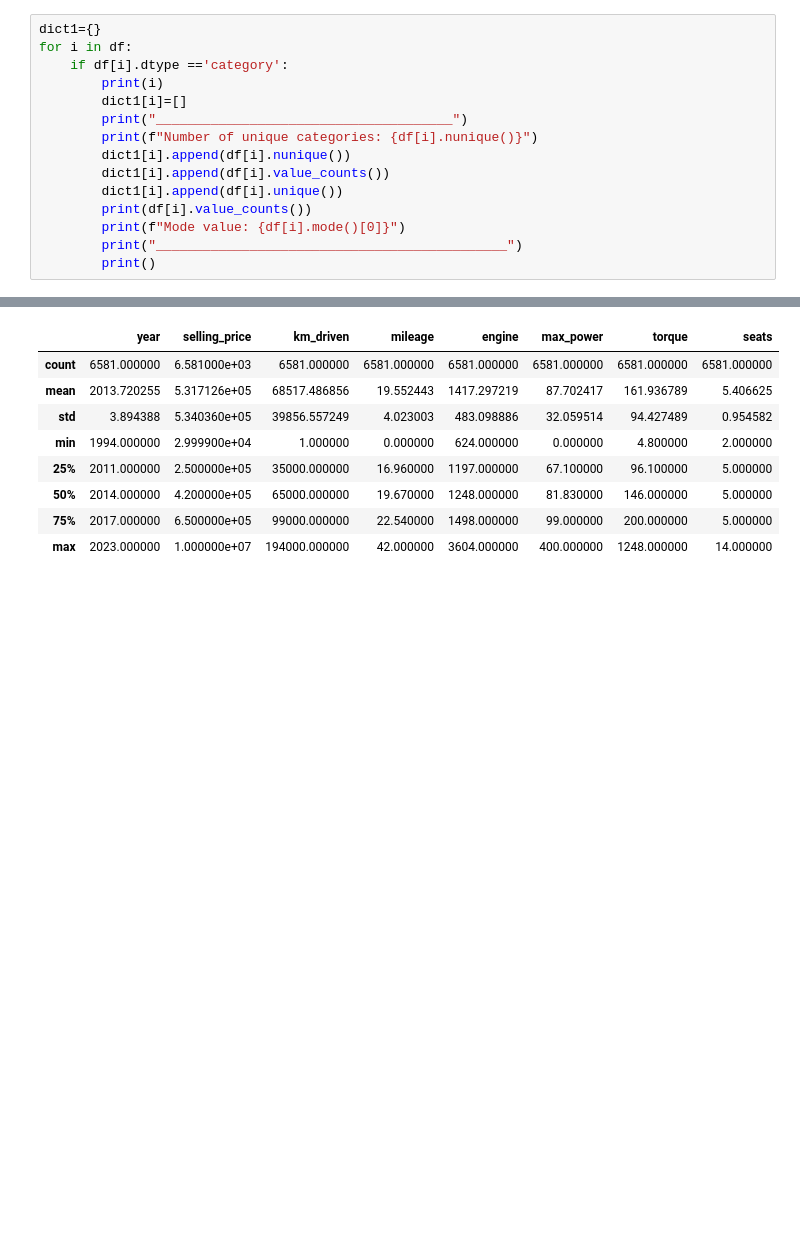
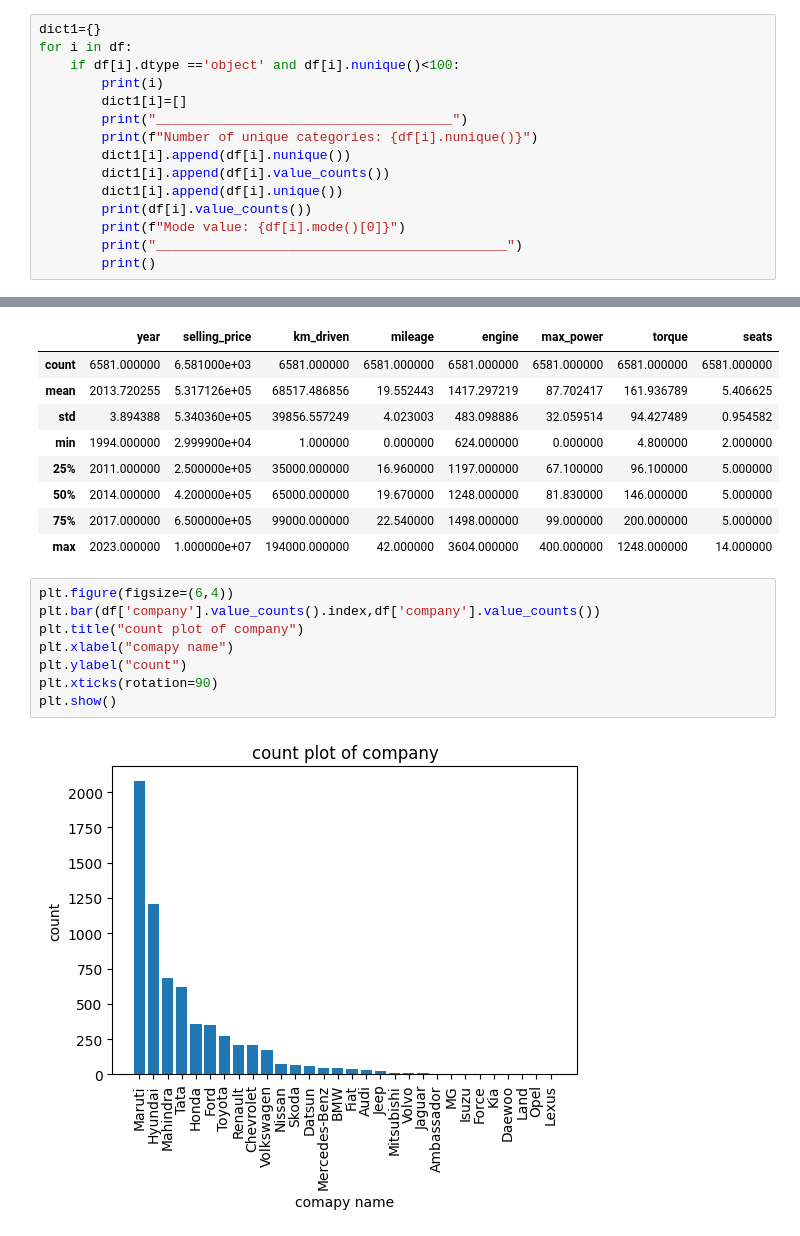
Before and after one commit to aruncb2/pandas, a Jupyter notebook: reading_files_to_df.ipynb, the cells around one changed output, grey strips where cells are left out. Drawn from its saved outputs; the diff is of its cells as text; blank space fills up the shorter version.

```diff
--- a/reading_files_to_df.ipynb
+++ b/reading_files_to_df.ipynb
@@ -958,7 +839,7 @@ df
 # %%
 dict1={}
 for i in df:
-    if df[i].dtype =='category':
+    if df[i].dtype =='object' and df[i].nunique()<100:
         print(i)
         dict1[i]=[]
         print("______________________________________")
@@ -1054,3 +967,13 @@ df.describe()
 | 50% | 2014.000000 | 4.200000e+05 | 65000.000000 | 19.670000 | 1248.000000 | 81.830000 | 146.000000 | 5.000000 |
 | 75% | 2017.000000 | 6.500000e+05 | 99000.000000 | 22.540000 | 1498.000000 | 99.000000 | 200.000000 | 5.000000 |
 | max | 2023.000000 | 1.000000e+07 | 194000.000000 | 42.000000 | 3604.000000 | 400.000000 | 1248.000000 | 14.000000 |
+# %%
+plt.figure(figsize=(6,4))
+plt.bar(df['company'].value_counts().index,df['company'].value_counts())
+plt.title("count plot of company")
+plt.xlabel("comapy name")
+plt.ylabel("count")
+plt.xticks(rotation=90)
+plt.show()
+# %% [output]
+[figure, added]
```
Also changed, not shown: parts of 30 cells of this notebook.
